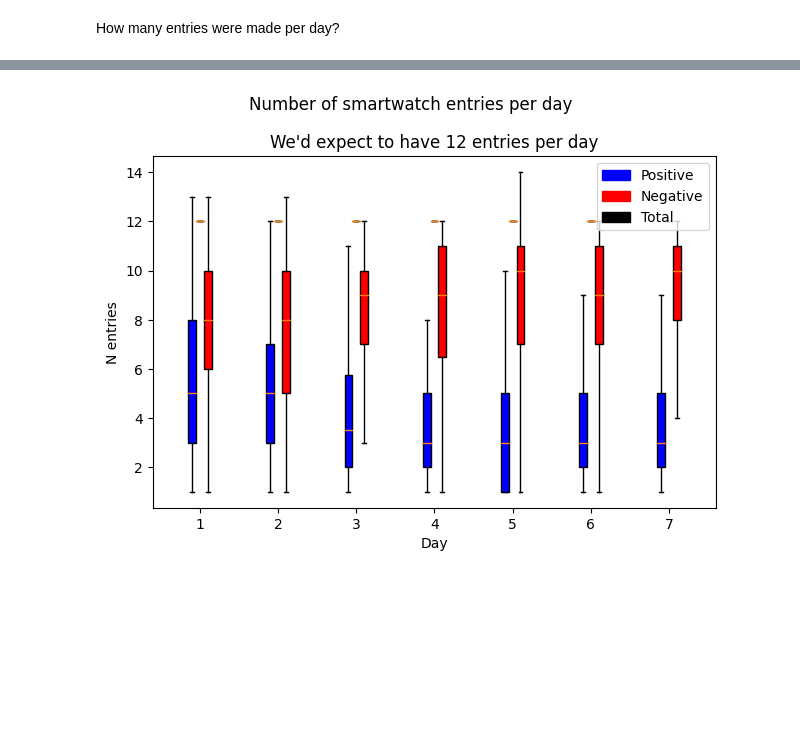
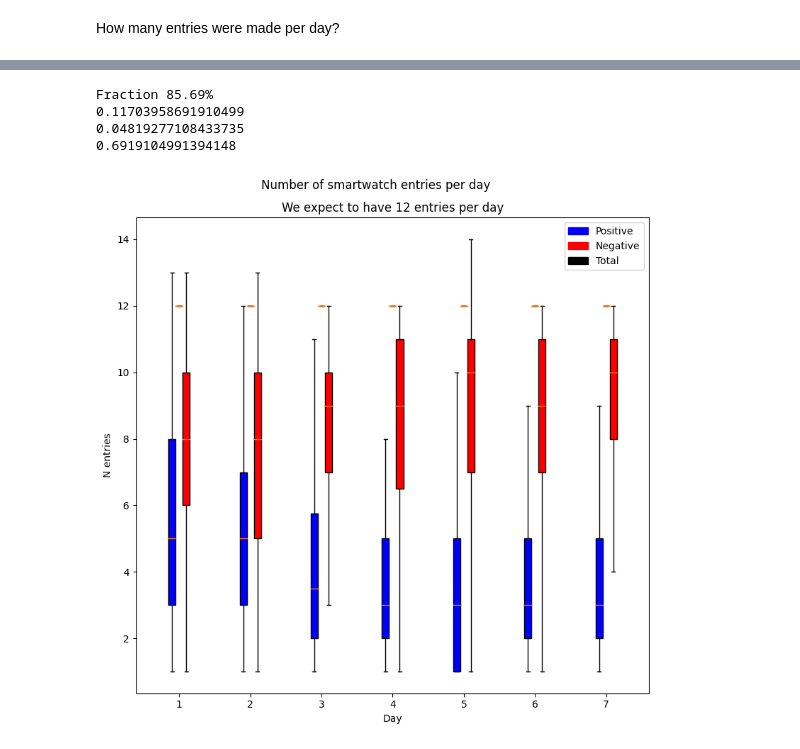
Before and after one commit to richard-lane/seaco_malaysia, a Jupyter notebook: entries_per_day.ipynb, the cells around one changed output, grey strips where cells are left out. Drawn from its saved outputs; the diff is of its cells as text; code cells hidden in the pictures; blank space fills up the shorter version.

Commit message:
compliance rate average

```diff
--- a/entries_per_day.ipynb
+++ b/entries_per_day.ipynb
@@ -116,11 +116,41 @@ pos_days = np.array(pos_days)
 neg_days = np.array(neg_days)
 total_entries_per_day = np.array(total_entries_per_day)
 total_days = np.array(total_days)
+# %%
+"""
+Find the mean compliance rate
+
+"""
+n_participants = len(meal_df["p_id"].unique())
+n_days = len(meal_df["day"].unique())
+
+expected_per_day = 12
+expected = expected_per_day * n_days * n_participants
+actual = total_entries_per_day.sum()
+
+fraction = actual / expected
+
+print(f"Fraction {100 * fraction:.2f}%")
+
+
+print((total_entries_per_day > 12).sum() / n_days / n_participants)
+print((total_entries_per_day < 12).sum() / n_days / n_participants)
+print((total_entries_per_day == 12).sum() / n_days / n_participants)
+# %% [output]
+Fraction 85.69%
+0.11703958691910499
+0.04819277108433735
+0.6919104991394148
 # %%
+"""
+Boxplot of how many positive/negative/total entries were made per day
+
+"""
+
 import matplotlib.pyplot as plt
 from matplotlib.patches import Patch
 
-fig, axis = plt.subplots()
+fig, axis = plt.subplots(figsize=(8, 8))
 
 box_kw = {"widths": 0.1, "showfliers": False, "patch_artist": True}
 days = np.arange(1, 8)
@@ -136,32 +166,34 @@ for day in days:
 
     neg_box = axis.boxplot(
         neg_entries_per_day[neg_days == day],
         positions=[day + box_kw["widths"]],
         **box_kw,
     )
     for box in neg_box["boxes"]:
         box.set_facecolor("r")
 
     total_box = axis.boxplot(
         total_entries_per_day[total_days == day], positions=[day], **box_kw
     )
     for box in total_box["boxes"]:
         box.set_facecolor("k")
 
 axis.set_xticks(days, days)
 
 axis.set_xlabel("Day")
 axis.set_ylabel("N entries")
 
 axis.legend(
     [Patch(color="b"), Patch(color="r"), Patch(color="k")],
     ["Positive", "Negative", "Total"],
     loc="upper right",
 )
 
 fig.suptitle("Number of smartwatch entries per day")
-axis.set_title("We'd expect to have 12 entries per day")
+axis.set_title("We expect to have 12 entries per day")
 
 fig.tight_layout()
+
+fig.savefig("img/entries_per_day_boxplot.png")
 # %% [output]
-[figure, old version]
+[figure, new version]
```
Also changed, not shown: parts of 1 cell of this notebook, 2 other files.
